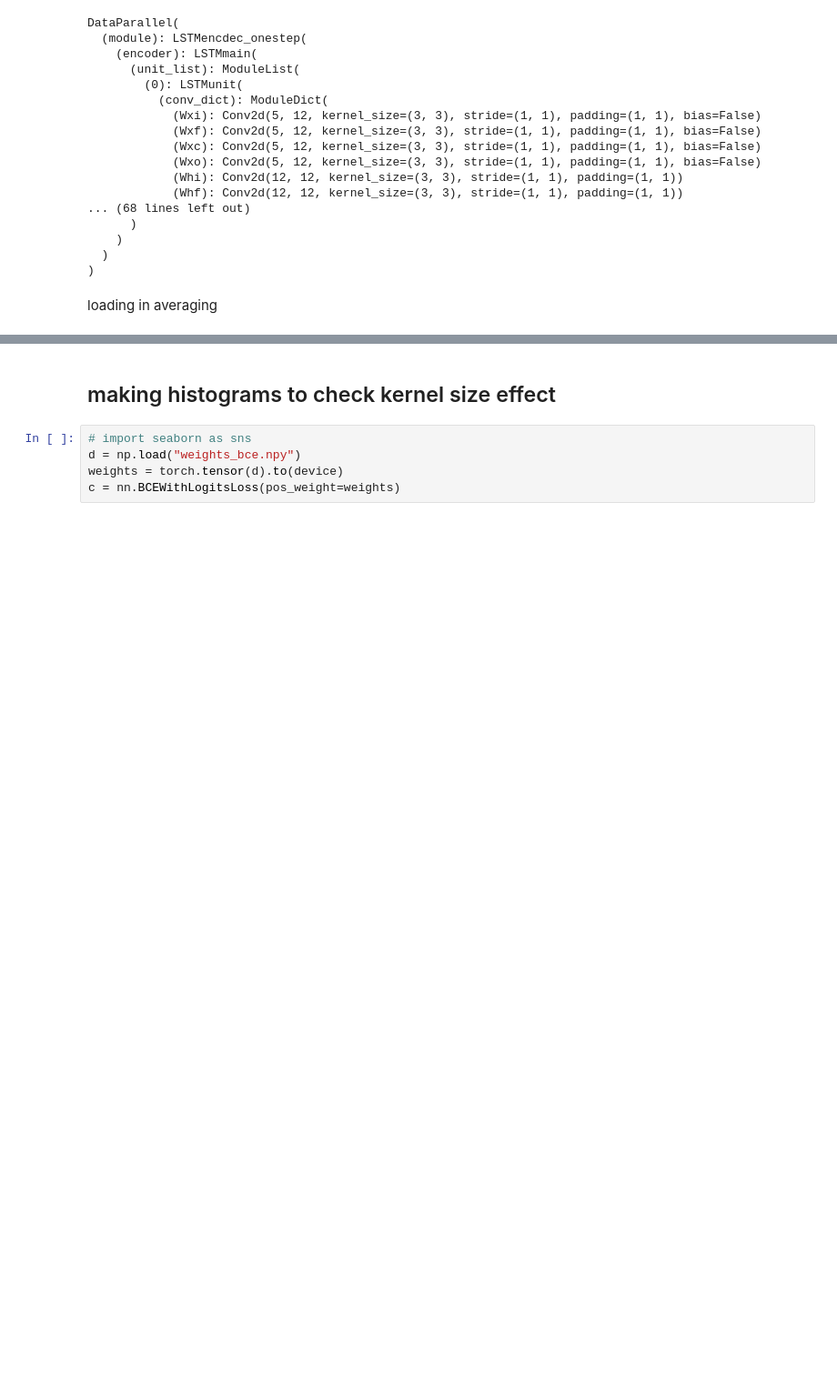
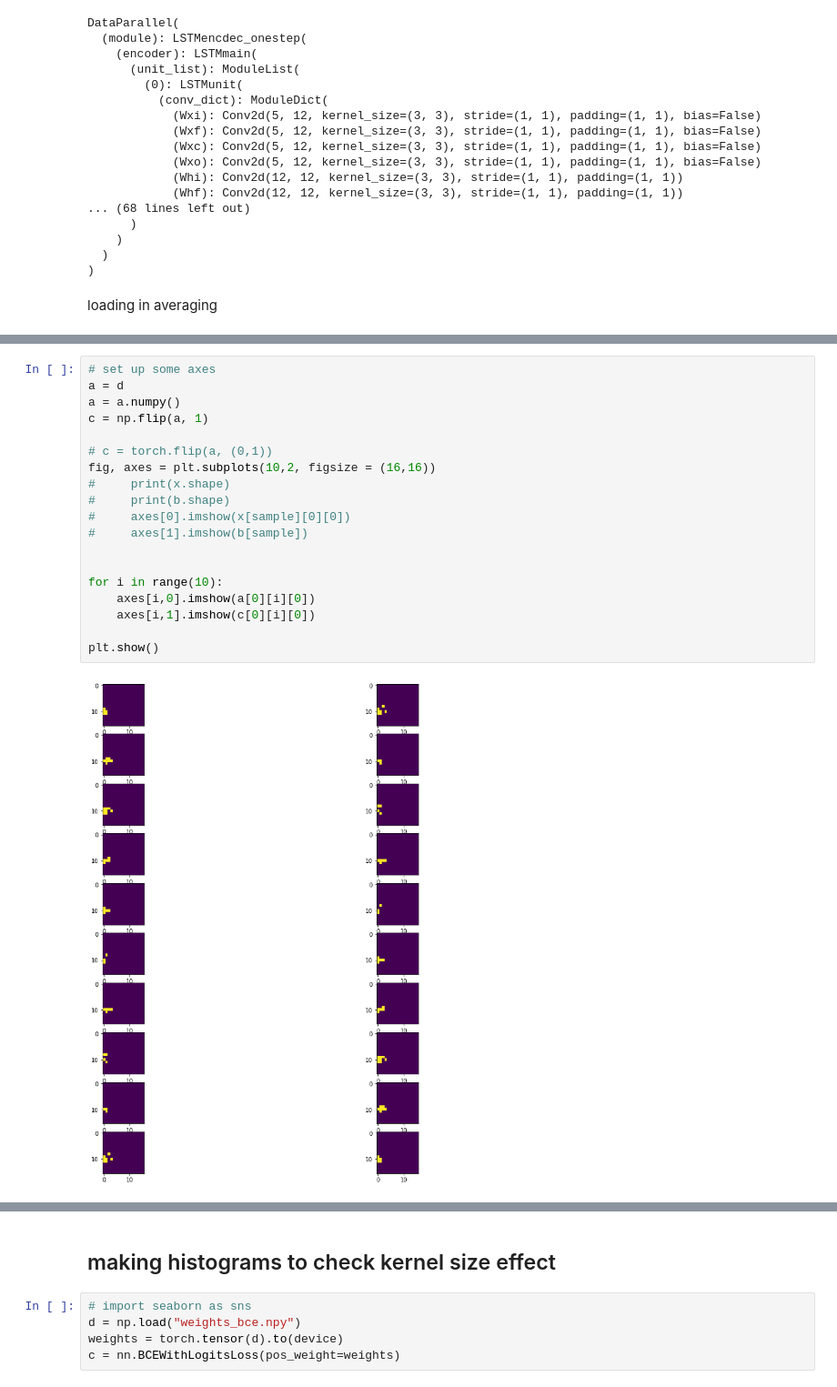
Before and after one commit to Garethlomax/acse-9-independent-research-project-Garethlomax, a Jupyter notebook: Model_testing.ipynb, the cells around one changed output, grey strips where cells are left out. Shown at 91% size. Cells and saved outputs as stored; diff of their text form; blank space fills up the shorter version.

Commit message:
fixed numpy casting for reversing order

```diff
--- a/Model_testing.ipynb
+++ b/Model_testing.ipynb
@@ -1202,0 +1208,21 @@ torch.Size([2000, 16, 16])
+# %%
+# set up some axes
+a = d
+a = a.numpy()
+c = np.flip(a, 1)
+
+# c = torch.flip(a, (0,1))
+fig, axes = plt.subplots(10,2, figsize = (16,16))
+#     print(x.shape)
+#     print(b.shape)
+#     axes[0].imshow(x[sample][0][0])
+#     axes[1].imshow(b[sample])
+
+
+for i in range(10):
+    axes[i,0].imshow(a[0][i][0])
+    axes[i,1].imshow(c[0][i][0])
+
+plt.show()
+# %% [output]
+[figure, added]
```
Also changed, not shown: parts of 14 cells of this notebook.
